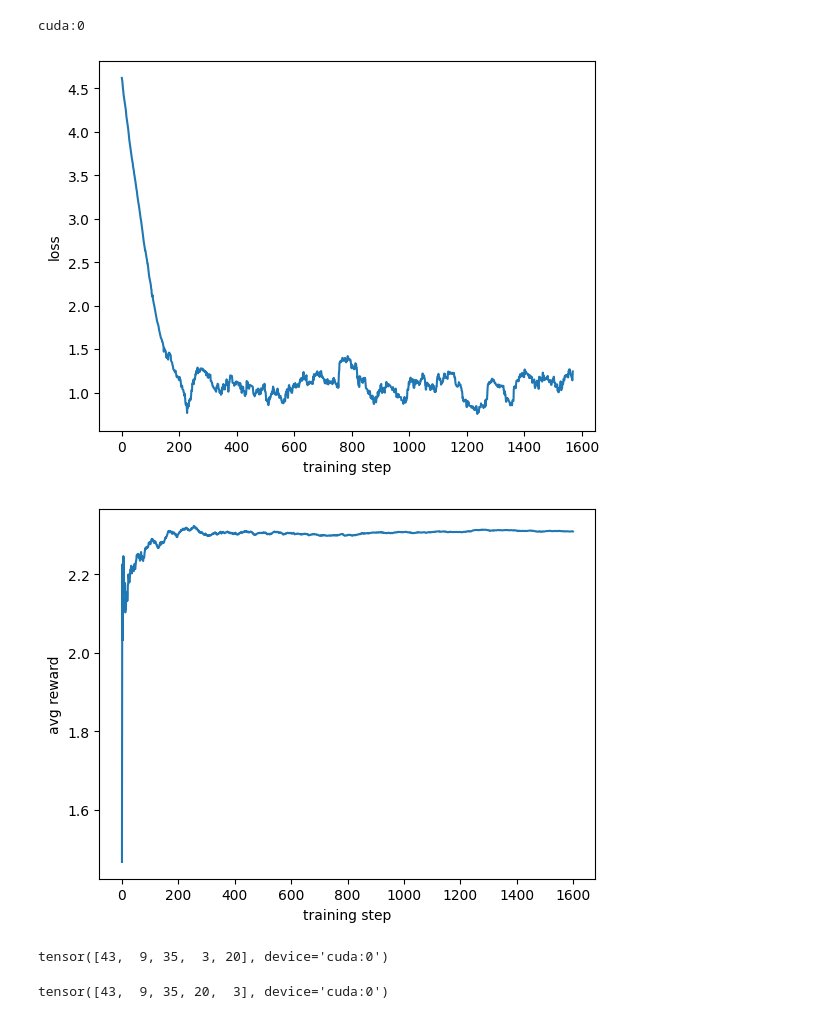
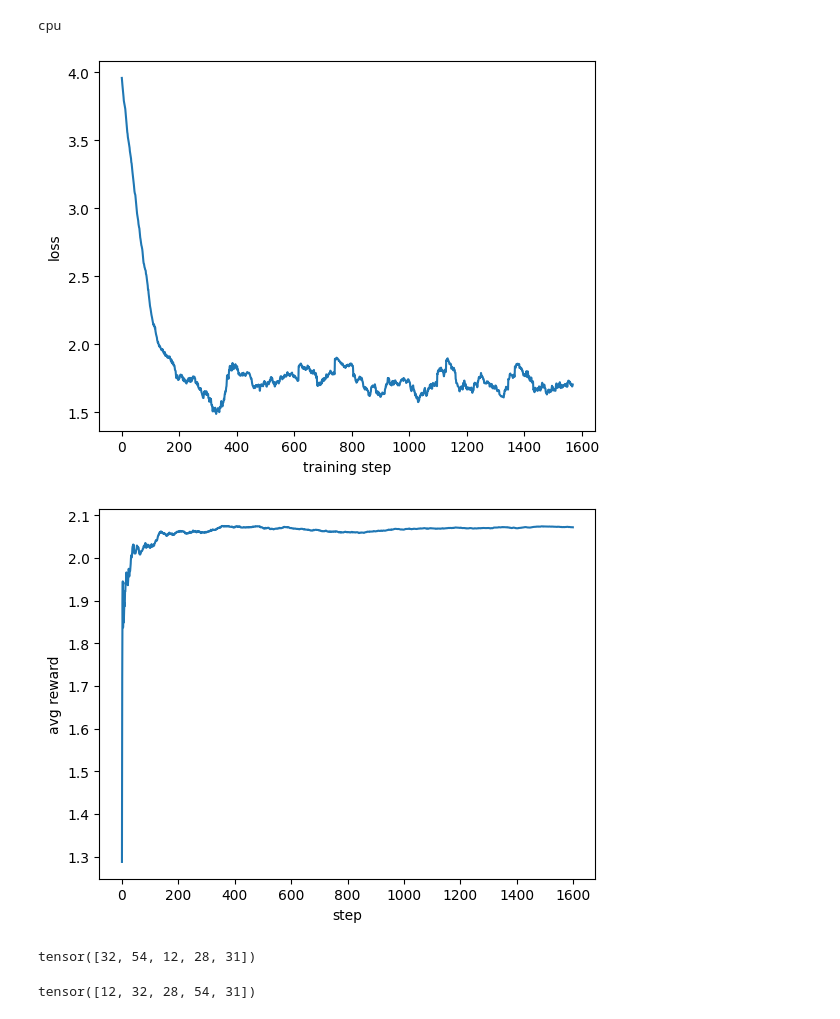
Before and after one commit to scascino10/multi_armed_bandits, a Jupyter notebook: gumbel/Gumbel_Stochastic_Bandit.ipynb, the cells around one changed output. Saved outputs shown, nothing was run; the diff lists cells and outputs as text; code cells hidden in the pictures.

Commit message:
tweaked gumbel notebook

```diff
--- a/gumbel/Gumbel_Stochastic_Bandit.ipynb
+++ b/gumbel/Gumbel_Stochastic_Bandit.ipynb
@@ -91,11 +88,11 @@ class GumbelPolicyImprovement:
 k, m, n = 60, 20, 20
 device = torch.device('cuda:0' if torch.cuda.is_available() else 'cpu')
 print(device)
-env = BanditEnvironment(k, device)
-agent = GumbelAgent(k, device)
+env = BanditEnvironment(k, device=device)
+agent = GumbelAgent(k, device=device)
 gumbel_policy_improvement = GumbelPolicyImprovement(env, agent, k, m, n)
 # %% [output]
-cuda:0
+cpu
 # %%
 loss_fn = nn.CrossEntropyLoss()
 optimizer = optim.Adam(agent.policy_network.parameters(), lr=0.001, weight_decay=1e-4)
@@ -123,19 +120,20 @@ plt.xlabel('training step')
 plt.ylabel('loss')
 plt.show()
 # %% [output]
-[figure, old version]
+[figure, new version]
 # %%
 plt.plot(avg_rewards[1:])
-plt.xlabel('training step')
+plt.xlabel('step')
 plt.ylabel('avg reward')
+plt.savefig('plot.png', dpi=400)
 plt.show()
 # %% [output]
-[figure, old version]
+[figure, new version]
 # %%
 torch.sort(agent.get_logits(), descending=True)[1][:5]
 # %% [output]
-tensor([43,  9, 35,  3, 20], device='cuda:0')
+tensor([32, 54, 12, 28, 31])
 # %%
 torch.sort(env.Qs, descending=True)[1][:5]
 # %% [output]
-tensor([43,  9, 35, 20,  3], device='cuda:0')
+tensor([12, 32, 28, 54, 31])
```
Also changed, not shown: parts of 2 cells of this notebook, 1 other file.
